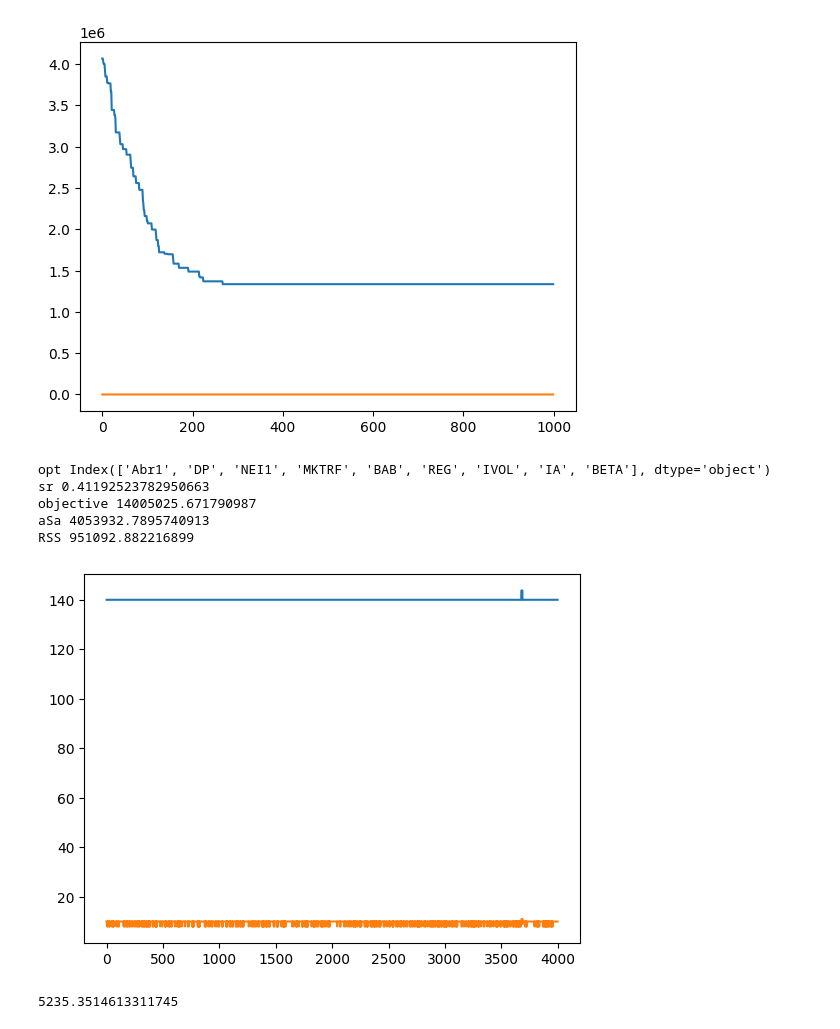
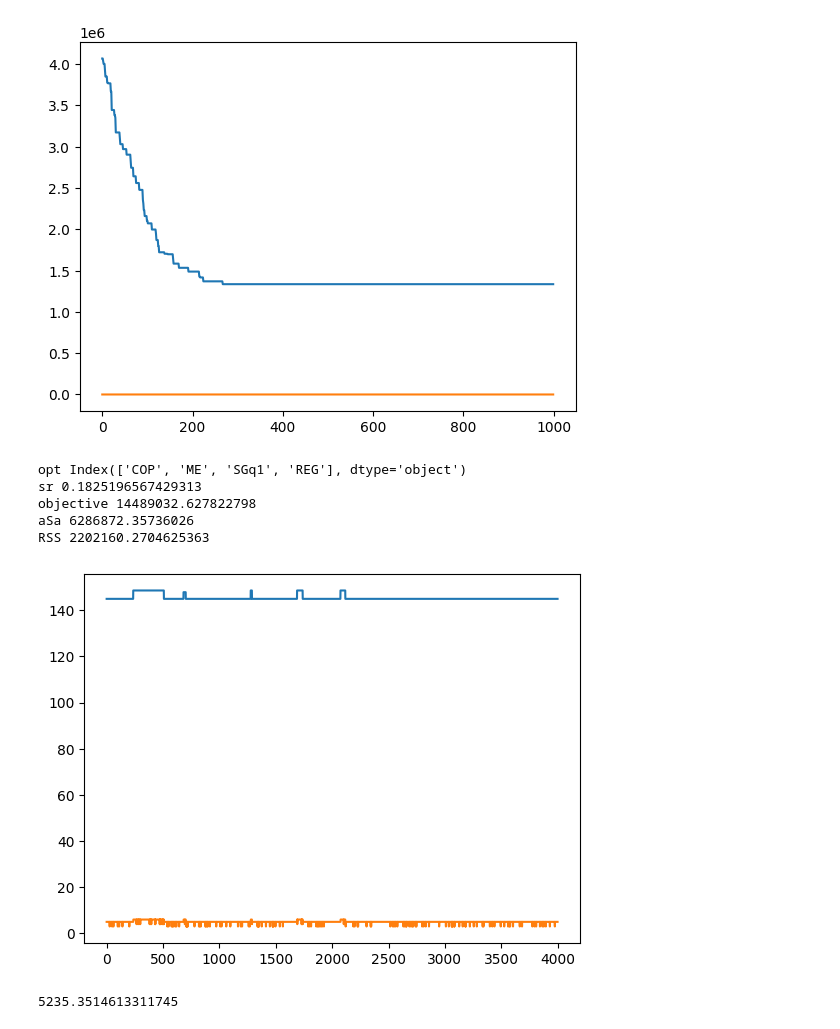
Before and after one commit to aaamini/factor-ident, a Jupyter notebook: m-h.ipynb, the cells around one changed output. Cells and saved outputs as stored; diff of their text form; code cells hidden in the pictures.

```diff
--- a/m-h.ipynb
+++ b/m-h.ipynb
@@ -325,9 +325,9 @@ Z = dff99.values
 Z = normalize_columns(Z)
 T = 5000
 sigma =0.00001
-lambd1 =15/sigma
-k = 9
-lambd2 = 10/sigma
+lambd1 =5/sigma
+k = 12
+lambd2 = 15/sigma
 
 n, p = Z.shape
 Mh = compute_k_truncated_svd(Z, k)[0]  # Perform k-truncated SVD of Z
@@ -398,39 +398,39 @@ for t in range(T):
     ))
 
     # Set the new subset S_t+1 with probability according to acceptance probability
     if np.random.rand() < acceptance_prob:
         St = S_new
         #print(St)
         Z_St = np.concatenate((np.ones((n,1)),Z[:, list(St)]),axis=1)
         Theta = np.linalg.inv(Z_St.T @ Z_St+lambd1*e1@e1.T) @ Z_St.T  @ Z
     Sseq[list(S_new), t] = 1
     #record Sharpe ratio + penalty
     Objective[t] =  np.linalg.norm((Sigma_half_inv @ Z.T) - ( Sigma_half_inv @ (Z_St@ Theta).T), 'fro')**2+lambd1 * Theta[0]@ Sigma_inv @Theta[0].T + lambd2 * len(St)
     aSa[t] = Theta[0]@ Sigma_inv @Theta[0].T
     RSS[t] = np.linalg.norm((Sigma_half_inv @ Z.T) - ( Sigma_half_inv @ (Z_St@ Theta).T), 'fro')**2
 import matplotlib.pyplot as plt
 #Plots
 plt.plot(Objective[1000:]/100000)
 plt.plot(np.sum(Sseq[:,1000:], axis=0))
 sridx = np.argmin(Objective)
 #Find the indices of selected factors
 Sopt = np.where(Sseq[:, sridx])[0]
 print('opt',dff99.columns[Sopt])
 
 mu = np.mean(Z, axis=0)
 Sigma = np.cov(Z.T)
 wt = np.linalg.solve(Sigma[Sopt][:, Sopt], mu[Sopt])
 print('sr',sr(wt, mu[Sopt], Sigma[Sopt][:, Sopt]))
 print('objective', Objective[sridx])
 print('aSa', lambd1*aSa[sridx])
 print('RSS', RSS[sridx])
 # %% [output]
-opt Index(['Abr1', 'DP', 'NEI1', 'MKTRF', 'BAB', 'REG', 'IVOL', 'IA', 'BETA'], dtype='object')
-sr 0.41192523782950663
-objective 14005025.671790987
-aSa 4053932.7895740913
-RSS 951092.882216899
+opt Index(['COP', 'ME', 'SGq1', 'REG'], dtype='object')
+sr 0.1825196567429313
+objective 14489032.627822798
+aSa 6286872.35736026
+RSS 2202160.2704625363
-[figure, old version]
+[figure, new version]
 # %%
 Z_Sopt = np.concatenate((np.ones((n,1)),Z[:, list(Sopt)]),axis=1)
 Theta=np.linalg.inv(Z_Sopt.T @ Z_Sopt+lambd1*e1@e1.T) @ Z_Sopt.T  @ Z
```
Also changed, not shown: parts of 11 cells of this notebook, 4 other files.
